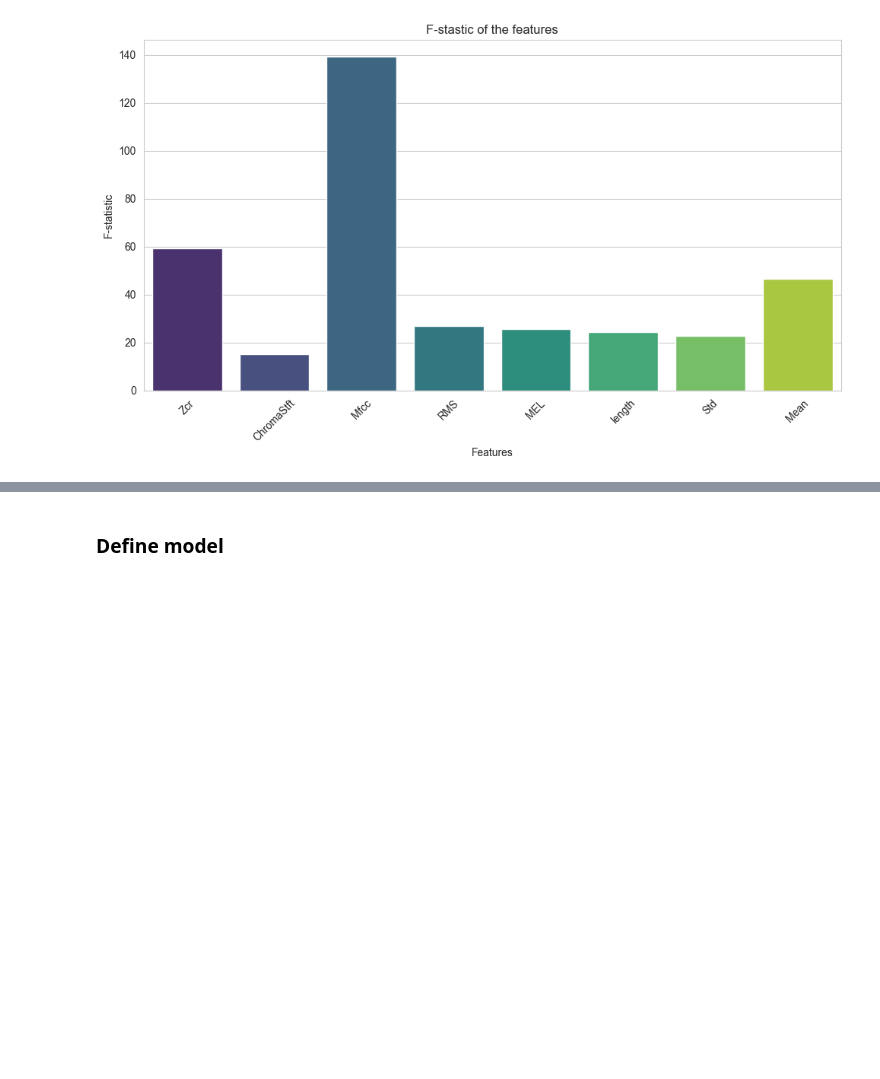
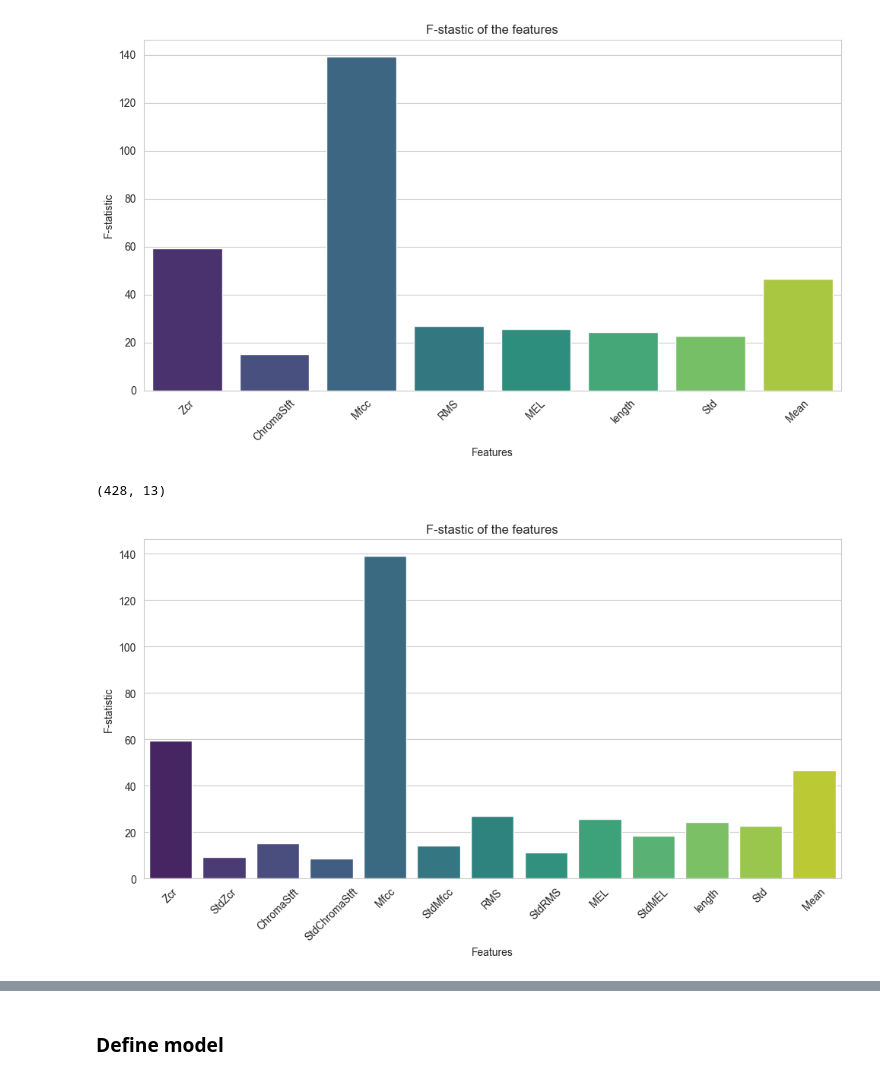
Before and after one commit to bonells96/speech_emotion_classification, a Jupyter notebook: Report_SER.ipynb, the cells around one changed output, grey strips where cells are left out. Cells and saved outputs as stored; diff of their text form; code cells hidden in the pictures; blank space fills up the shorter version.

```diff
--- a/Report_SER.ipynb
+++ b/Report_SER.ipynb
@@ -201,14 +210,19 @@ code_emotions = {'W': 'anger', 'L':'boredom', 'E':'disgust', 'A':'fear',
 label2int = {'N':0, 'A':1, 'E':2, 'F':3, 'L':4, 'T':5, 'W':6}
 emotion2int = {'neutral':0, 'fear':1, 'disgust':2, 'happiness':3, 'boredom':4, 'sadness':5, 'anger':6}
 # %%
-from src.extractFeatures import FeatureExtractor
+from src.extractFeatures import FeatureExtractor, FeatureExtractor2
 
 extractFeatures = FeatureExtractor()
+extractFeatures2 = FeatureExtractor2()
+
 
 X_train = np.apply_along_axis(lambda x: extractFeatures(x[0], x[1]), axis=1, arr=np.array(train.loc[:,['ts', 'sr']].values))
+X_train2 = np.apply_along_axis(lambda x: extractFeatures2(x[0], x[1]), axis=1, arr=np.array(train.loc[:,['ts', 'sr']].values))
 y_train = train.loc[:,'label'].apply(lambda x: label2int[x]).values
 
 X_test = np.apply_along_axis(lambda x: extractFeatures(x[0], x[1]), axis=1, arr=np.array(test.loc[:,['ts', 'sr']].values))
+X_test2 = np.apply_along_axis(lambda x: extractFeatures2(x[0], x[1]), axis=1, arr=np.array(test.loc[:,['ts', 'sr']].values))
+
 y_test = test.loc[:,'label'].apply(lambda x: label2int[x]).values
 # %% [markdown]
 ### Anova Feature Selection
@@ -230,3 +244,35 @@ plt.tight_layout()
 # Display the plot
 # %% [output]
 [figure]
+# %%
+feature_names2 = ['Zcr',
+ 'StdZcr',
+ 'ChromaStft',
+ 'StdChromaStft',
+ 'Mfcc',
+ 'StdMfcc',
+ 'RMS',
+ 'StdRMS',
+ 'MEL',
+ 'StdMEL',
+ 'length',
+ 'Std',
+ 'Mean']
+# %%
+X_train2.shape
+# %% [output]
+(428, 13)
+# %%
+
+from sklearn.feature_selection import f_classif
+f_value = f_classif(X_train2, y_train)
+
+plt.figure(figsize=(10, 6))
+sns.barplot(x=feature_names2, y=f_value[0], palette="viridis")
+plt.xlabel('Features')
+plt.ylabel('F-statistic')
+plt.title('F-stastic of the features')
+plt.xticks(rotation=45)
+plt.tight_layout()
+# %% [output]
+[figure, added]
```
Also changed, not shown: parts of 14 cells of this notebook.
